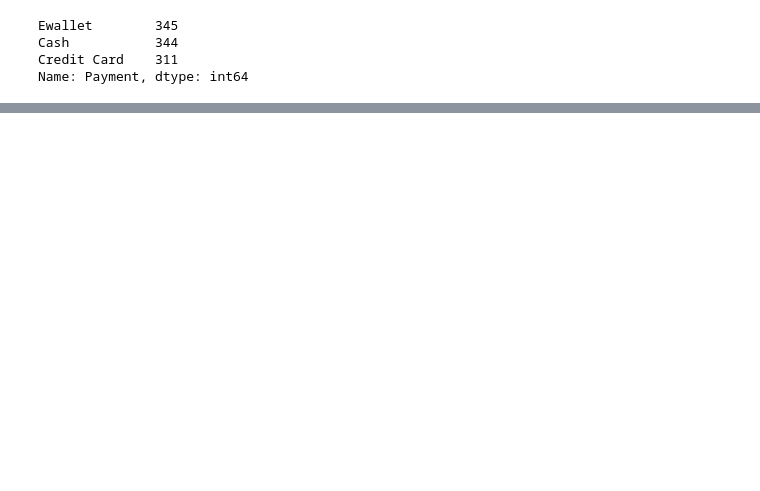
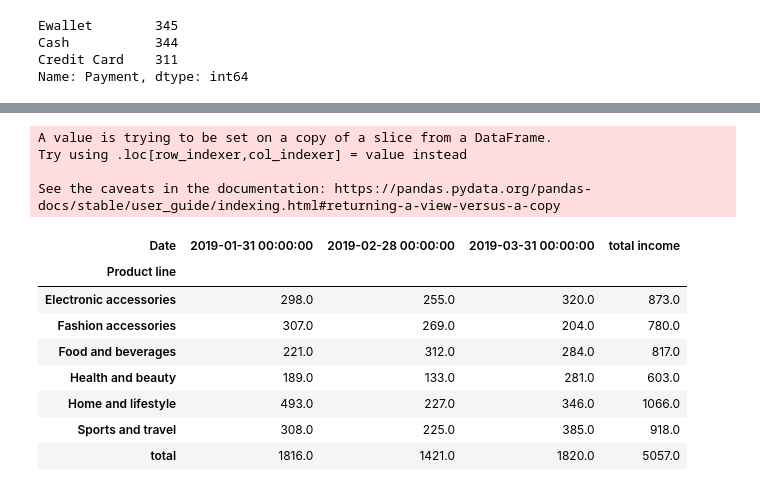
Before and after one commit to HebaAhmedDahab/Projects-, a Jupyter notebook: supermaket_sales.ipynb, the cells around one changed output, grey strips where cells are left out. Saved outputs shown, nothing was run; the diff lists cells and outputs as text; code cells hidden in the pictures; blank space fills up the shorter version.

```diff
--- a/supermaket_sales.ipynb
+++ b/supermaket_sales.ipynb
@@ -327,0 +108,25 @@ sns.histplot(x='Customer type', data=supermarket, kde=True, hue='Customer type')
+# %%
+#the gross income of every product line per month
+branch_A['Date'] = pd.to_datetime(branch_A['Date'], errors='coerce')
+a = (branch_A.groupby(['Product line', pd.Grouper(freq='M', key='Date', closed='left')])
+             ['gross income']
+             .sum().round(0)
+             .unstack(fill_value=0))
+a['total income '] = a.iloc[0:].sum(axis=1)
+a.loc['total',0:]= a.sum(axis=0)
+a
+#wanna get the rush hours (the most time having customers)???????
+# %% [output]
+A value is trying to be set on a copy of a slice from a DataFrame.
+Try using .loc[row_indexer,col_indexer] = value instead
+
+See the caveats in the documentation: https://pandas.pydata.org/pandas-docs/stable/user_guide/indexing.html#returning-a-view-versus-a-copy
+| Date | 2019-01-31 00:00:00 | 2019-02-28 00:00:00 | 2019-03-31 00:00:00 | total income |
+| Product line |  |  |  |  |
+| Electronic accessories | 298.0 | 255.0 | 320.0 | 873.0 |
+| Fashion accessories | 307.0 | 269.0 | 204.0 | 780.0 |
+| Food and beverages | 221.0 | 312.0 | 284.0 | 817.0 |
+| Health and beauty | 189.0 | 133.0 | 281.0 | 603.0 |
+| Home and lifestyle | 493.0 | 227.0 | 346.0 | 1066.0 |
+| Sports and travel | 308.0 | 225.0 | 385.0 | 918.0 |
+| total | 1816.0 | 1421.0 | 1820.0 | 5057.0 |
```
Also changed, not shown: parts of 57 cells of this notebook.
